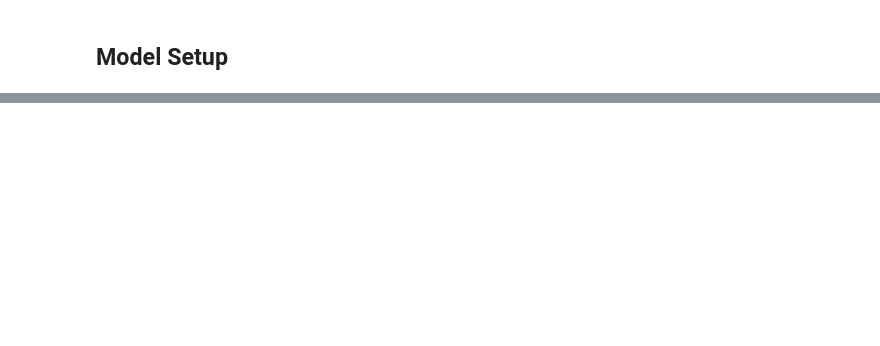
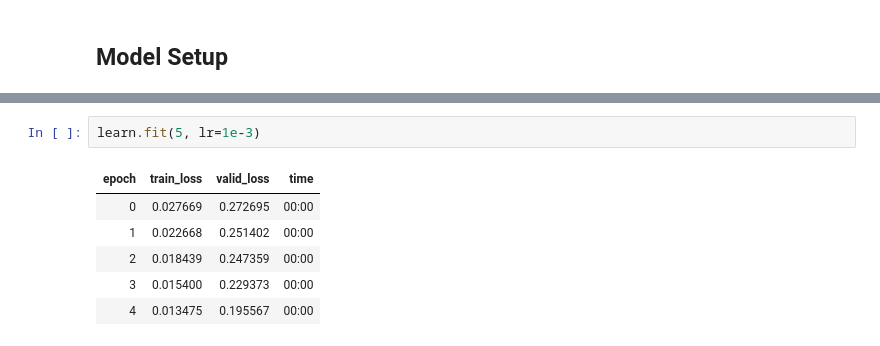
Before and after one commit to jmdaemon/kaggle-playground, a Jupyter notebook: titanic/titanic.ipynb, the cells around one changed output, grey strips where cells are left out. Saved outputs shown, nothing was run; the diff lists cells and outputs as text; blank space fills up the shorter version.

```diff
--- a/titanic/titanic.ipynb
+++ b/titanic/titanic.ipynb
@@ -76,0 +106,9 @@ NameError: name 'DataBlock' is not defined
+# %%
+learn.fit(5, lr=1e-3)
+# %% [output]
+| epoch | train_loss | valid_loss | time |
+| 0 | 0.027669 | 0.272695 | 00:00 |
+| 1 | 0.022668 | 0.251402 | 00:00 |
+| 2 | 0.018439 | 0.247359 | 00:00 |
+| 3 | 0.015400 | 0.229373 | 00:00 |
+| 4 | 0.013475 | 0.195567 | 00:00 |
```
Also changed, not shown: parts of 9 cells of this notebook.
